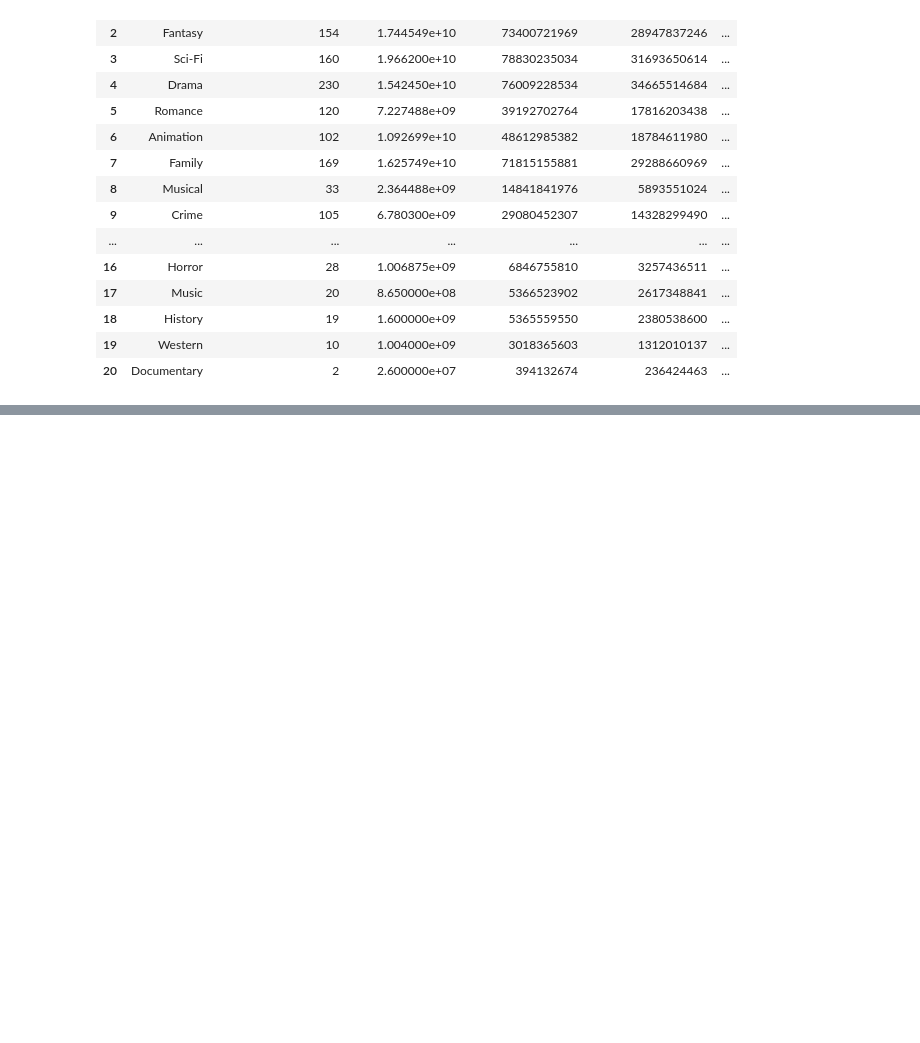
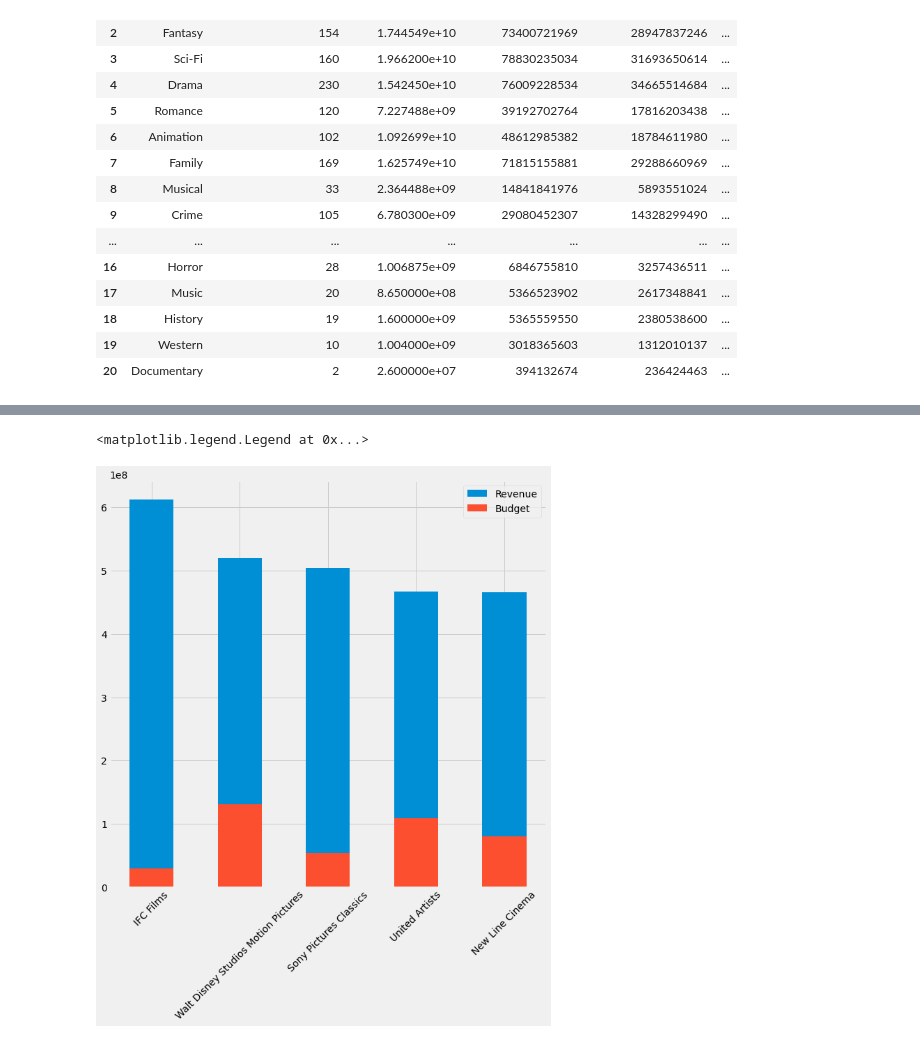
Before and after one commit to bryanmangrum/wranglemasters, a Jupyter notebook: data_cleanup.ipynb, the cells around one changed output, grey strips where cells are left out. Saved outputs shown, nothing was run; the diff lists cells and outputs as text; code cells hidden in the pictures; blank space fills up the shorter version.

Commit message:
adding graph

```diff
--- a/data_cleanup.ipynb
+++ b/data_cleanup.ipynb
@@ -338,0 +334,14 @@ distributors_df
+# %%
+#plt.style.use("fivethirtyeight")
+plt.figure(figsize=(10, 10))
+top_dis = distributors_df.sort_values(by=["Average Revenue"], ascending=False).iloc[0:5].reset_index(drop=True)
+#plt.bar(x_values, y_values, width=0.5)
+
+dict1 = plt.bar(top_dis["Distributors"], top_dis["Average Revenue"], width=0.5, label= "Revenue")
+dict2 = plt.bar(top_dis["Distributors"], top_dis["Average Budget"], width=0.5, label= "Budget")
+plt.xticks(rotation="45")
+plt.legend()
+#plt.savefig("distributors.png")
+# %% [output]
+<matplotlib.legend.Legend at 0x...>
+[figure, added]
```
Also changed, not shown: parts of 3 cells of this notebook.
